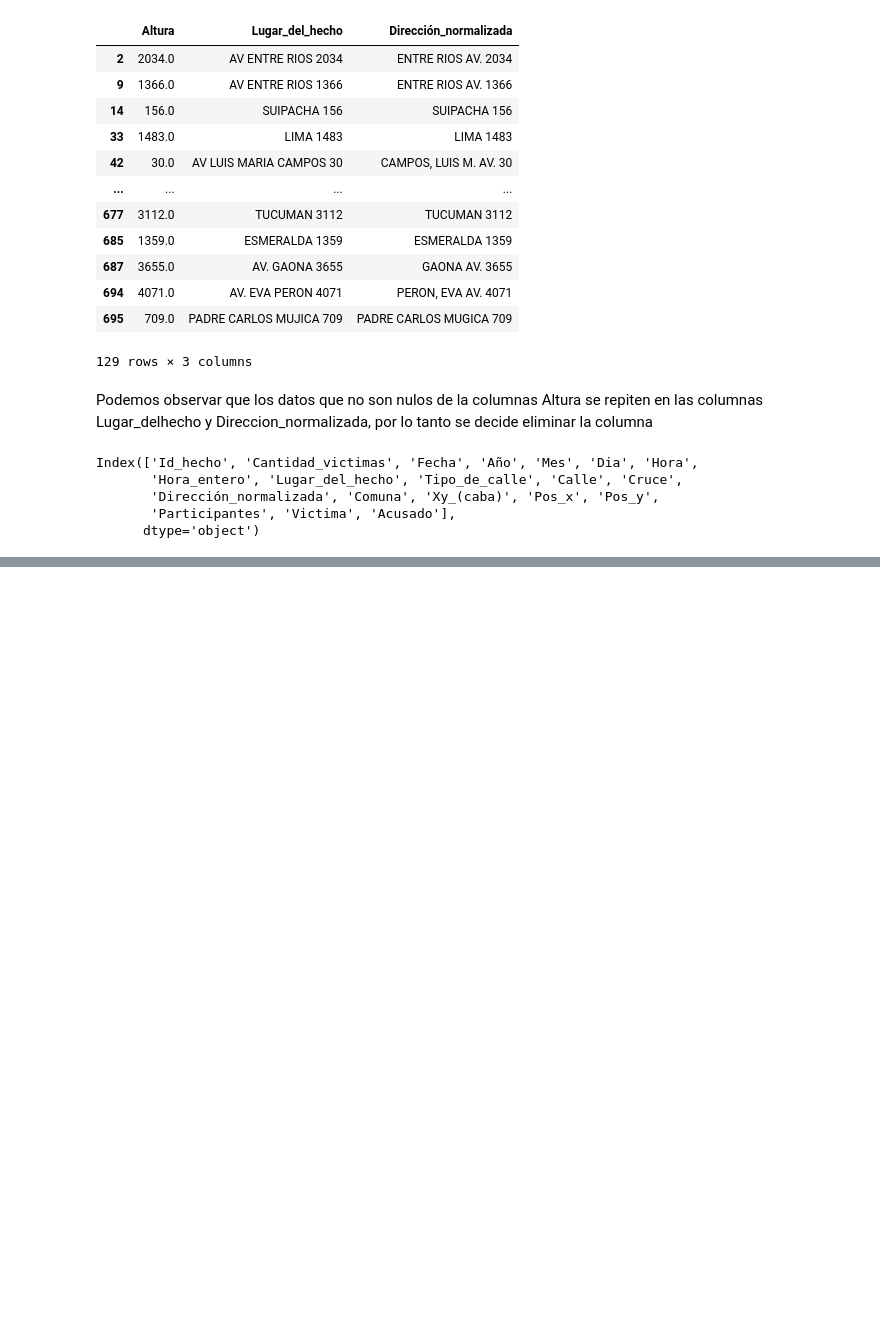
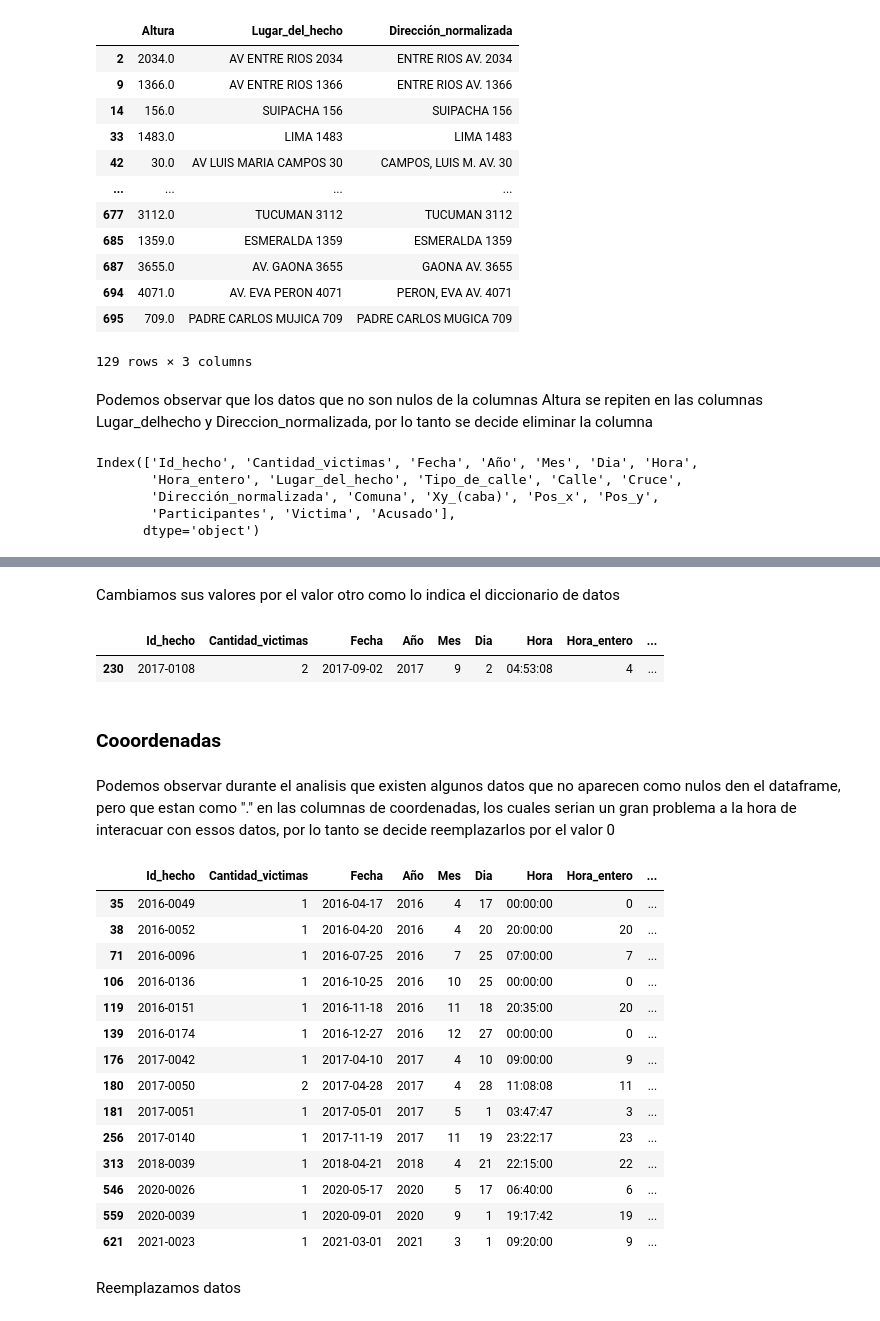
Before and after one commit to freddyv1828/PI2_Siniestros_Viales, a Jupyter notebook: ETL/Etl_homicidios.ipynb, the cells around one changed output, grey strips where cells are left out. Drawn from its saved outputs; the diff is of its cells as text; code cells hidden in the pictures; blank space fills up the shorter version.

```diff
--- a/ETL/Etl_homicidios.ipynb
+++ b/ETL/Etl_homicidios.ipynb
@@ -163,0 +346,3 @@ Index(['Id_hecho', 'Cantidad_victimas', 'Fecha', 'Año', 'Mes', 'Dia', 'Hora',
+# %%
+# Reemplazamos
+homicidios_hechos["Hora"].fillna(hora_moda, inplace=True)
@@ -163,0 +372,3 @@ Index(['Id_hecho', 'Cantidad_victimas', 'Fecha', 'Año', 'Mes', 'Dia', 'Hora',
+# %%
+# Se imputa la hora moda al dato faltante
+homicidios_hechos['Hora_entero'] = homicidios_hechos['Hora_entero'].apply(lambda x: int(hora_moda.hour) if x == "SD" else x)
@@ -163,0 +413,3 @@ Index(['Id_hecho', 'Cantidad_victimas', 'Fecha', 'Año', 'Mes', 'Dia', 'Hora',
+# %%
+# Se imputa SD al dato faltante
+homicidios_hechos['Calle'].fillna('SD', inplace=True)
@@ -163,0 +447,35 @@ Index(['Id_hecho', 'Cantidad_victimas', 'Fecha', 'Año', 'Mes', 'Dia', 'Hora',
+# %%
+homicidios_hechos['Victima'] = homicidios_hechos['Victima'].replace({'OBJETO FIJO':'OTRO', 'PEATON_MOTO':'OTRO'})
+# %% [markdown]
+Cambiamos sus valores por el valor otro como lo indica el diccionario de datos
+# %%
+# verificamos valores cambiados
+homicidios_hechos[homicidios_hechos["Id_hecho"]== "2017-0108"]
+# %% [output]
+|  | Id_hecho | Cantidad_victimas | Fecha | Año | Mes | Dia | Hora | Hora_entero | ... |
+| 230 | 2017-0108 | 2 | 2017-09-02 | 2017 | 9 | 2 | 04:53:08 | 4 | ... |
+# %% [markdown]
+### Cooordenadas
+# %% [markdown]
+Podemos observar durante el analisis que existen algunos datos que no aparecen como nulos den el dataframe, pero que estan como "." en las columnas de coordenadas, los cuales serian un gran problema a la hora de interacuar con essos datos, por lo tanto se decide reemplazarlos por el valor 0
+# %%
+# Verificamos datos
+homicidios_hechos[homicidios_hechos['Xy_(caba)']=='Point (. .)']
+# %% [output]
+|  | Id_hecho | Cantidad_victimas | Fecha | Año | Mes | Dia | Hora | Hora_entero | ... |
+| 35 | 2016-0049 | 1 | 2016-04-17 | 2016 | 4 | 17 | 00:00:00 | 0 | ... |
+| 38 | 2016-0052 | 1 | 2016-04-20 | 2016 | 4 | 20 | 20:00:00 | 20 | ... |
+| 71 | 2016-0096 | 1 | 2016-07-25 | 2016 | 7 | 25 | 07:00:00 | 7 | ... |
+| 106 | 2016-0136 | 1 | 2016-10-25 | 2016 | 10 | 25 | 00:00:00 | 0 | ... |
+| 119 | 2016-0151 | 1 | 2016-11-18 | 2016 | 11 | 18 | 20:35:00 | 20 | ... |
+| 139 | 2016-0174 | 1 | 2016-12-27 | 2016 | 12 | 27 | 00:00:00 | 0 | ... |
+| 176 | 2017-0042 | 1 | 2017-04-10 | 2017 | 4 | 10 | 09:00:00 | 9 | ... |
+| 180 | 2017-0050 | 2 | 2017-04-28 | 2017 | 4 | 28 | 11:08:08 | 11 | ... |
+| 181 | 2017-0051 | 1 | 2017-05-01 | 2017 | 5 | 1 | 03:47:47 | 3 | ... |
+| 256 | 2017-0140 | 1 | 2017-11-19 | 2017 | 11 | 19 | 23:22:17 | 23 | ... |
+| 313 | 2018-0039 | 1 | 2018-04-21 | 2018 | 4 | 21 | 22:15:00 | 22 | ... |
+| 546 | 2020-0026 | 1 | 2020-05-17 | 2020 | 5 | 17 | 06:40:00 | 6 | ... |
+| 559 | 2020-0039 | 1 | 2020-09-01 | 2020 | 9 | 1 | 19:17:42 | 19 | ... |
+| 621 | 2021-0023 | 1 | 2021-03-01 | 2021 | 3 | 1 | 09:20:00 | 9 | ... |
+# %% [markdown]
+Reemplazamos datos
```
Also changed, not shown: parts of 111 cells of this notebook, 2 other files.
